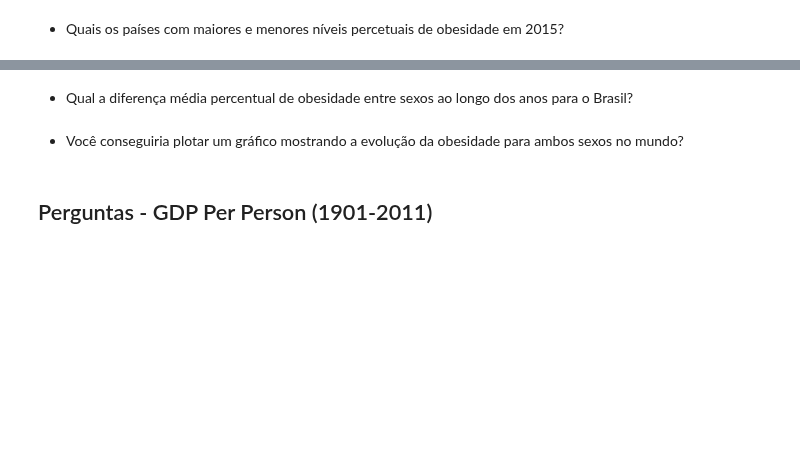
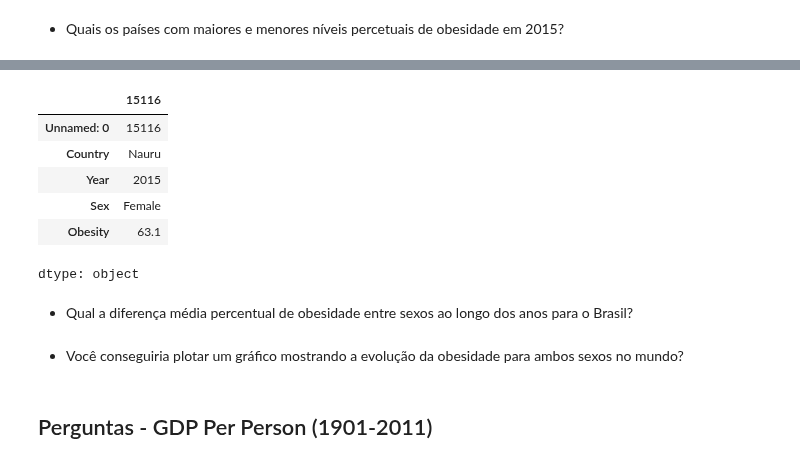
Before and after one commit to Rodrigo-Perico/DataScience, a Jupyter notebook: Projeto_Análise_de_dados.ipynb, the cells around one changed output, grey strips where cells are left out. Saved outputs shown, nothing was run; the diff lists cells and outputs as text; code cells hidden in the pictures; blank space fills up the shorter version.

```diff
--- a/Projeto_Análise_de_dados.ipynb
+++ b/Projeto_Análise_de_dados.ipynb
@@ -90,3 +115,17 @@ df[df["Obesity"] == 2015].groupby(["Country", "Obesity"])
+# %%
+df2015 = df[df["Year"] == 2015]
+
+maior_obesidade = df2015.loc[df2015["Obesity"].idxmax()]
+
+maior_obesidade
+# %% [output]
+|  | 15116 |
+| Unnamed: 0 | 15116 |
+| Country | Nauru |
+| Year | 2015 |
+| Sex | Female |
+| Obesity | 63.1 |
+dtype: object
 # %% [markdown]
 - Qual a diferença média percentual de obesidade entre sexos ao longo dos anos para o Brasil?
 # %% [markdown]
```
Also changed, not shown: parts of 7 cells of this notebook.
